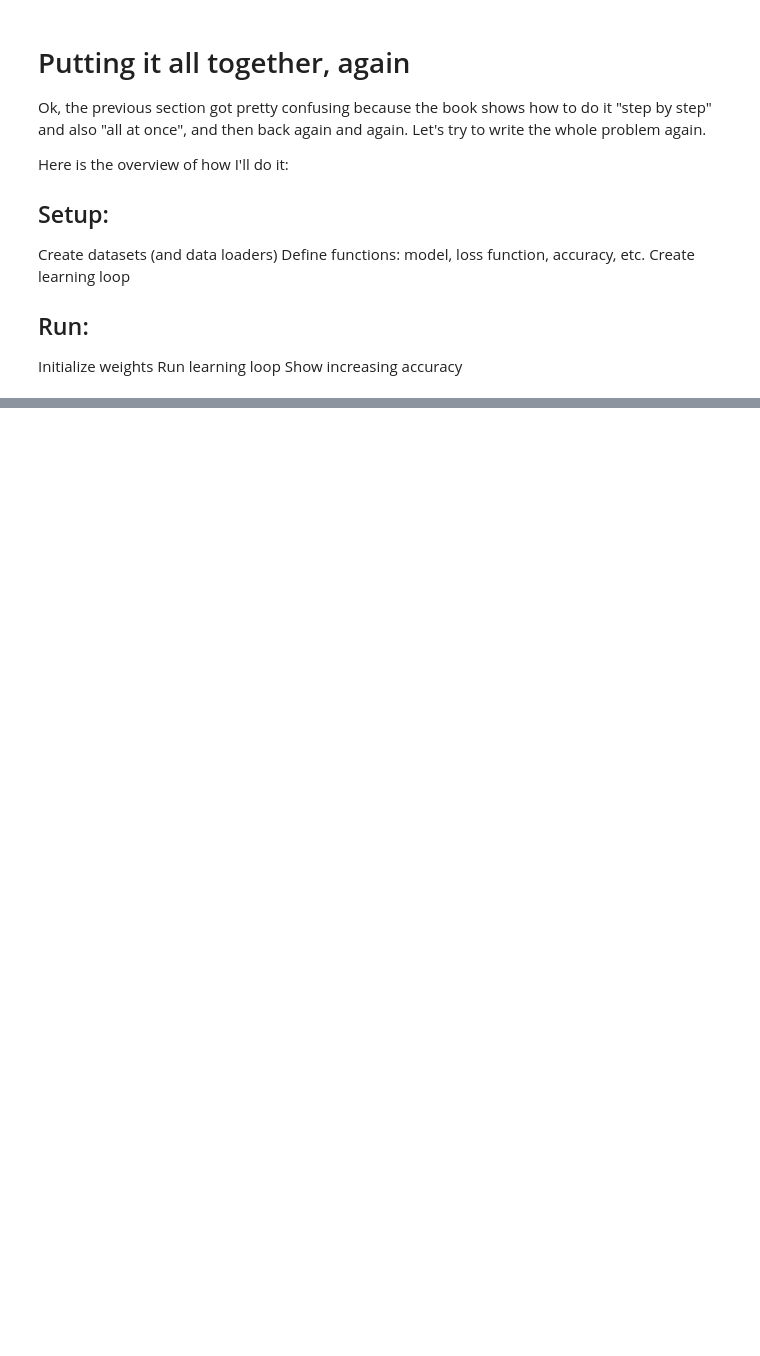
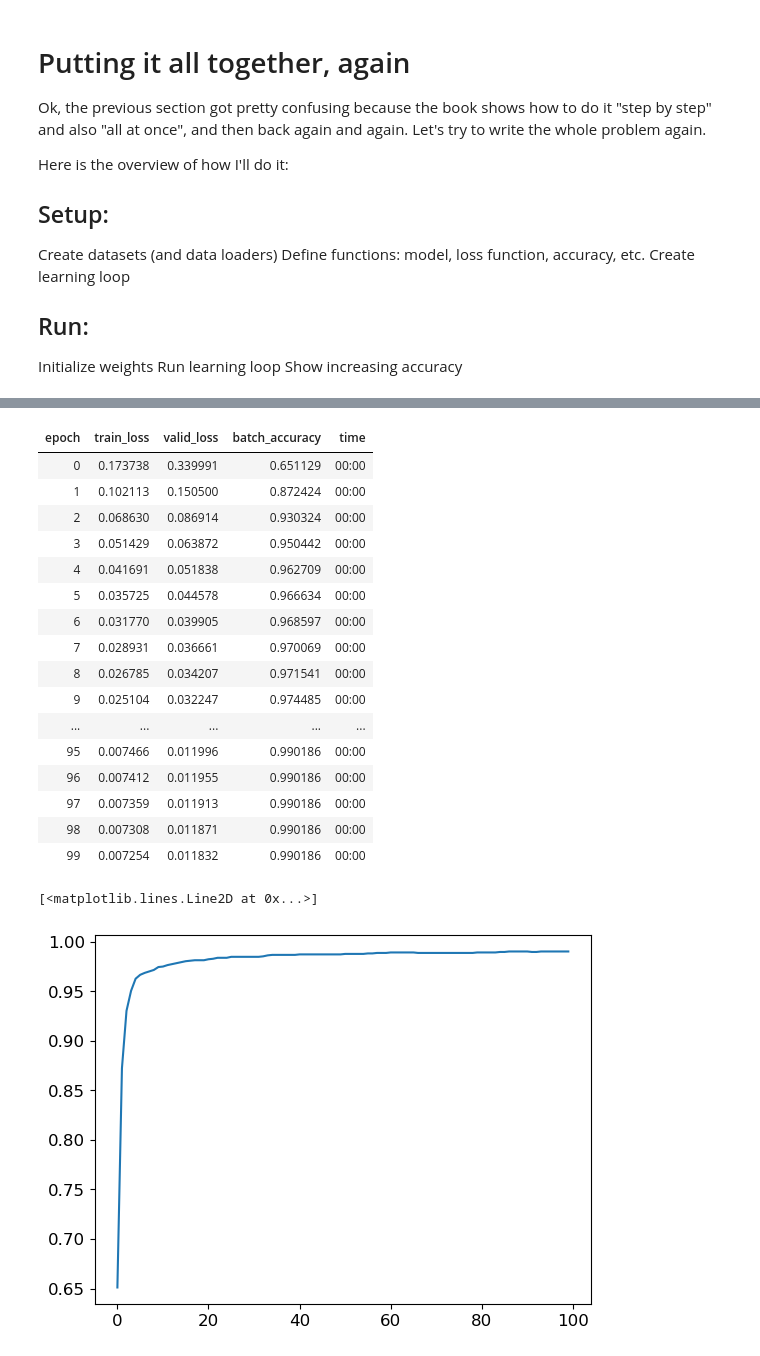
Before and after one commit to johnshaughnessy/digits, a Jupyter notebook: chapter_4_notes.ipynb, the cells around one changed output, grey strips where cells are left out. Cells and saved outputs as stored; diff of their text form; code cells hidden in the pictures; blank space fills up the shorter version.

```diff
--- a/chapter_4_notes.ipynb
+++ b/chapter_4_notes.ipynb
@@ -650,0 +701,36 @@ for i in range(20):
+# %%
+my_model = nn.Sequential(
+    nn.Linear(28*28, 50),
+    nn.ReLU(),
+    nn.Linear(50,50),
+    nn.ReLU(),
+    nn.Linear(50,50),
+    nn.ReLU(),
+    nn.Linear(50,1)
+)
+dls = DataLoaders(train_dl, valid_dl)
+learn = Learner(dls, my_model, opt_func=SGD,
+                loss_func=mnist_loss, metrics=batch_accuracy)
+# %%
+learn.fit(100, 1e-3)
+plt.plot(L(learn.recorder.values).itemgot(2))
+# %% [output]
+| epoch | train_loss | valid_loss | batch_accuracy | time |
+| 0 | 0.173738 | 0.339991 | 0.651129 | 00:00 |
+| 1 | 0.102113 | 0.150500 | 0.872424 | 00:00 |
+| 2 | 0.068630 | 0.086914 | 0.930324 | 00:00 |
+| 3 | 0.051429 | 0.063872 | 0.950442 | 00:00 |
+| 4 | 0.041691 | 0.051838 | 0.962709 | 00:00 |
+| 5 | 0.035725 | 0.044578 | 0.966634 | 00:00 |
+| 6 | 0.031770 | 0.039905 | 0.968597 | 00:00 |
+| 7 | 0.028931 | 0.036661 | 0.970069 | 00:00 |
+| 8 | 0.026785 | 0.034207 | 0.971541 | 00:00 |
+| 9 | 0.025104 | 0.032247 | 0.974485 | 00:00 |
+| ... | ... | ... | ... | ... |
+| 95 | 0.007466 | 0.011996 | 0.990186 | 00:00 |
+| 96 | 0.007412 | 0.011955 | 0.990186 | 00:00 |
+| 97 | 0.007359 | 0.011913 | 0.990186 | 00:00 |
+| 98 | 0.007308 | 0.011871 | 0.990186 | 00:00 |
+| 99 | 0.007254 | 0.011832 | 0.990186 | 00:00 |
+[<matplotlib.lines.Line2D at 0x...>]
+[figure, added]
```
Also changed, not shown: parts of 9 cells of this notebook.
